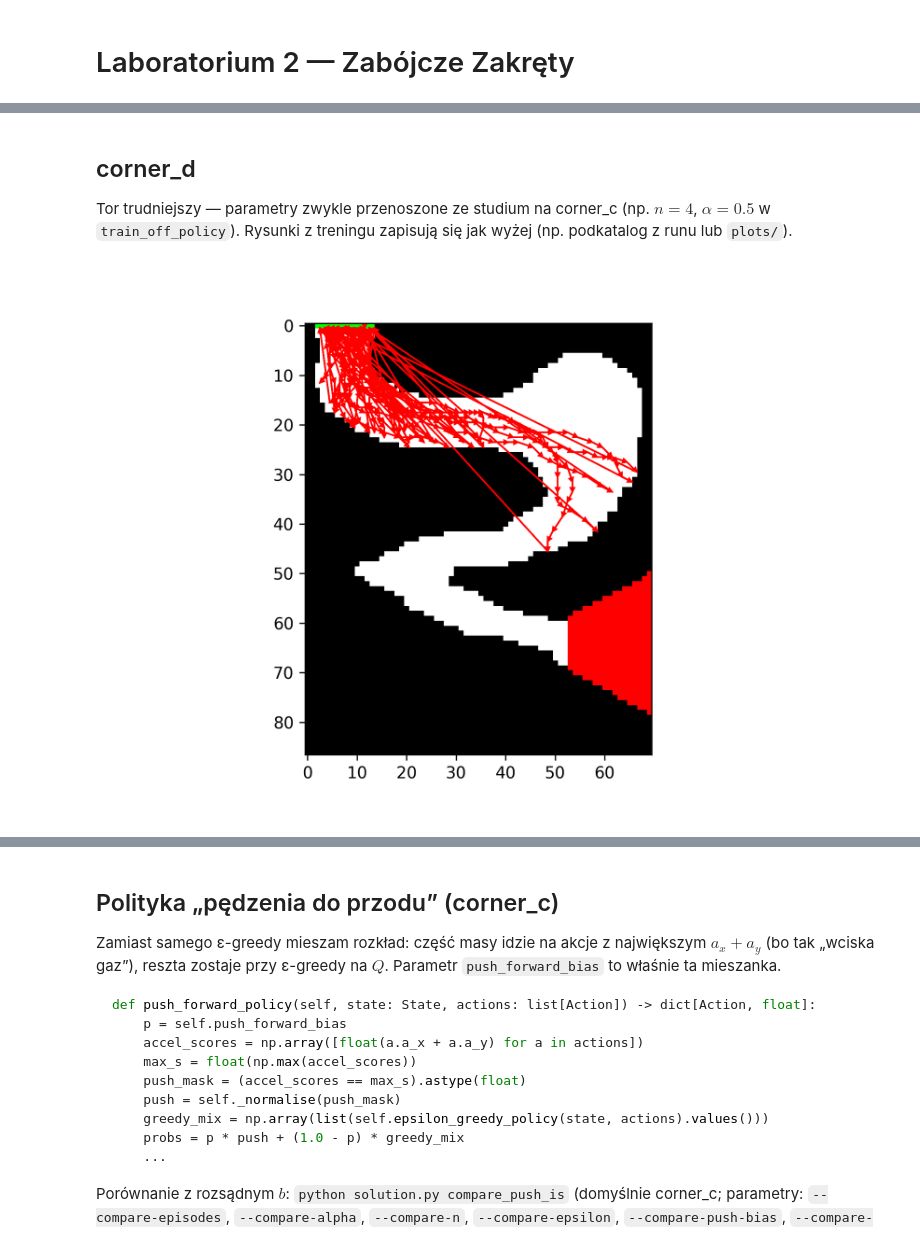
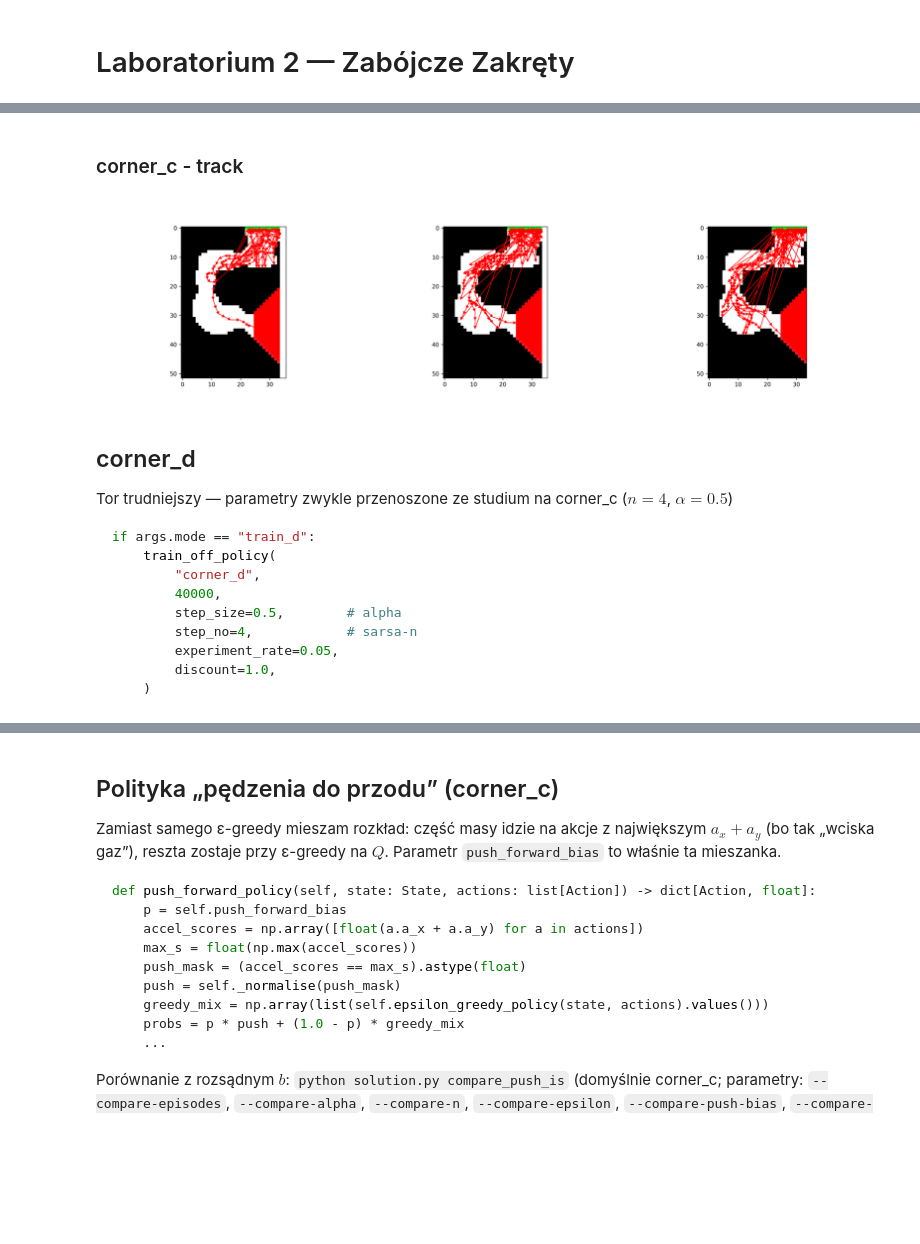
Before and after one commit to McEnigma24/UMISI-sem1-RL, a Jupyter notebook: l2/sprawozdanie_l2_zakrety.ipynb, the cells around one changed output, grey strips where cells are left out. Drawn from its saved outputs; the diff is of its cells as text; code cells hidden in the pictures; blank space fills up the shorter version.

````diff
--- a/l2/sprawozdanie_l2_zakrety.ipynb
+++ b/l2/sprawozdanie_l2_zakrety.ipynb
@@ -151,6 +152,30 @@ Zapisano: C:\Users\womackow\Zbiorczy\_WIN_AI_AGH_\WIN_sem_1\UMISI-sem1-RL\l2\plo
+# %% [markdown]
+### corner_c - track
+# %%
+prefix = "corrner_c___track_550"
+files = ["", "-2", "-3"]
+ext = ".png"
+
+array = []
+for file in files:
+    array.append(f"{prefix}{file}{ext}")
+
+plot_image_matrix([array], figsize=(30, 30))
+# %% [output]
+[figure, added]
 # %% [markdown]
 ## corner_d
 
-Tor trudniejszy — parametry zwykle przenoszone ze studium na corner_c (np. $n=4$, $\alpha=0.5$ w `train_off_policy`). Rysunki z treningu zapisują się jak wyżej (np. podkatalog z runu lub `plots/`).
+Tor trudniejszy — parametry zwykle przenoszone ze studium na corner_c ($n=4$, $\alpha=0.5$)
 
-![corner_d track 550](attachment:cd_t550.png)
+```python
+if args.mode == "train_d":
+    train_off_policy(
+        "corner_d",
+        40000,
+        step_size=0.5,        # alpha
+        step_no=4,            # sarsa-n
+        experiment_rate=0.05,
+        discount=1.0,
+    )
+```
````
Also changed, not shown: parts of 16 cells of this notebook, 17 other files.
